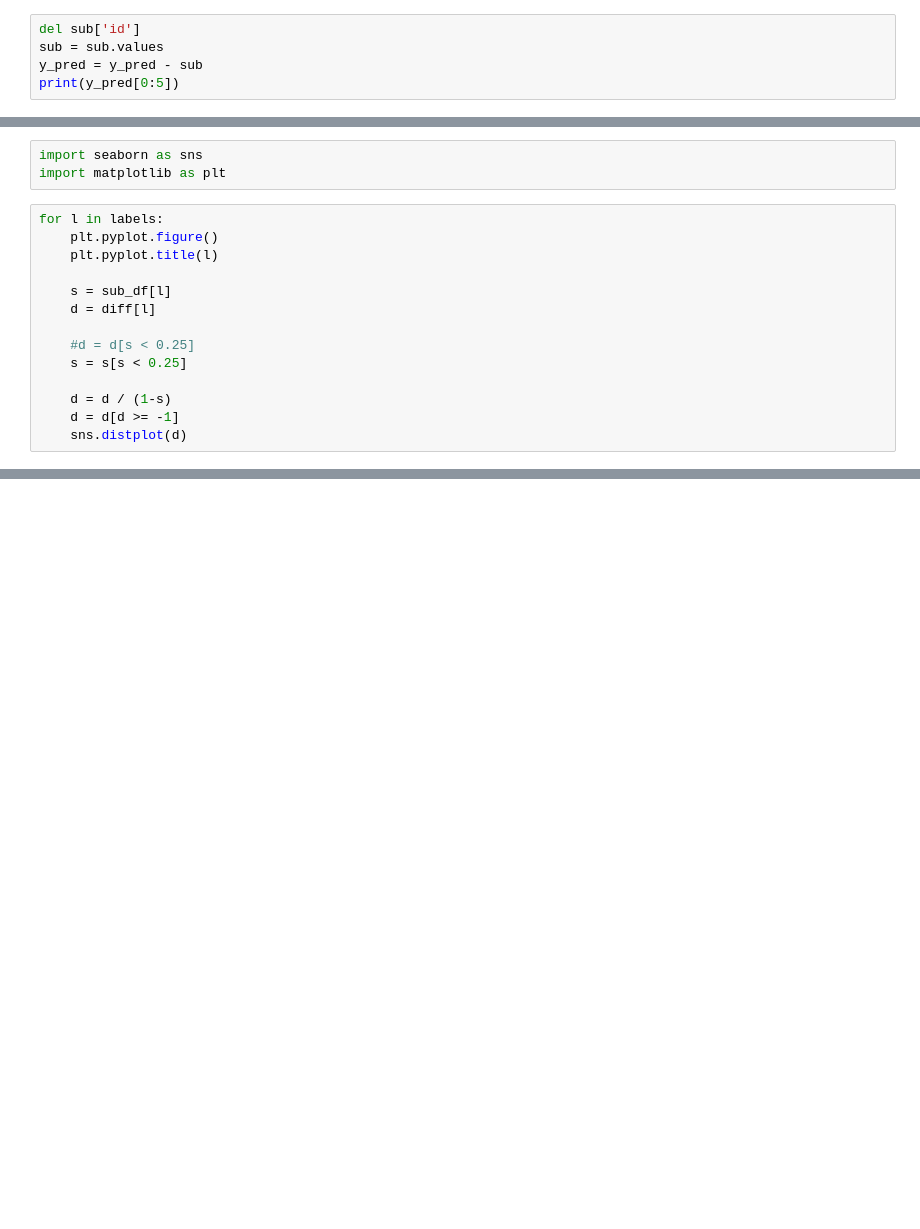
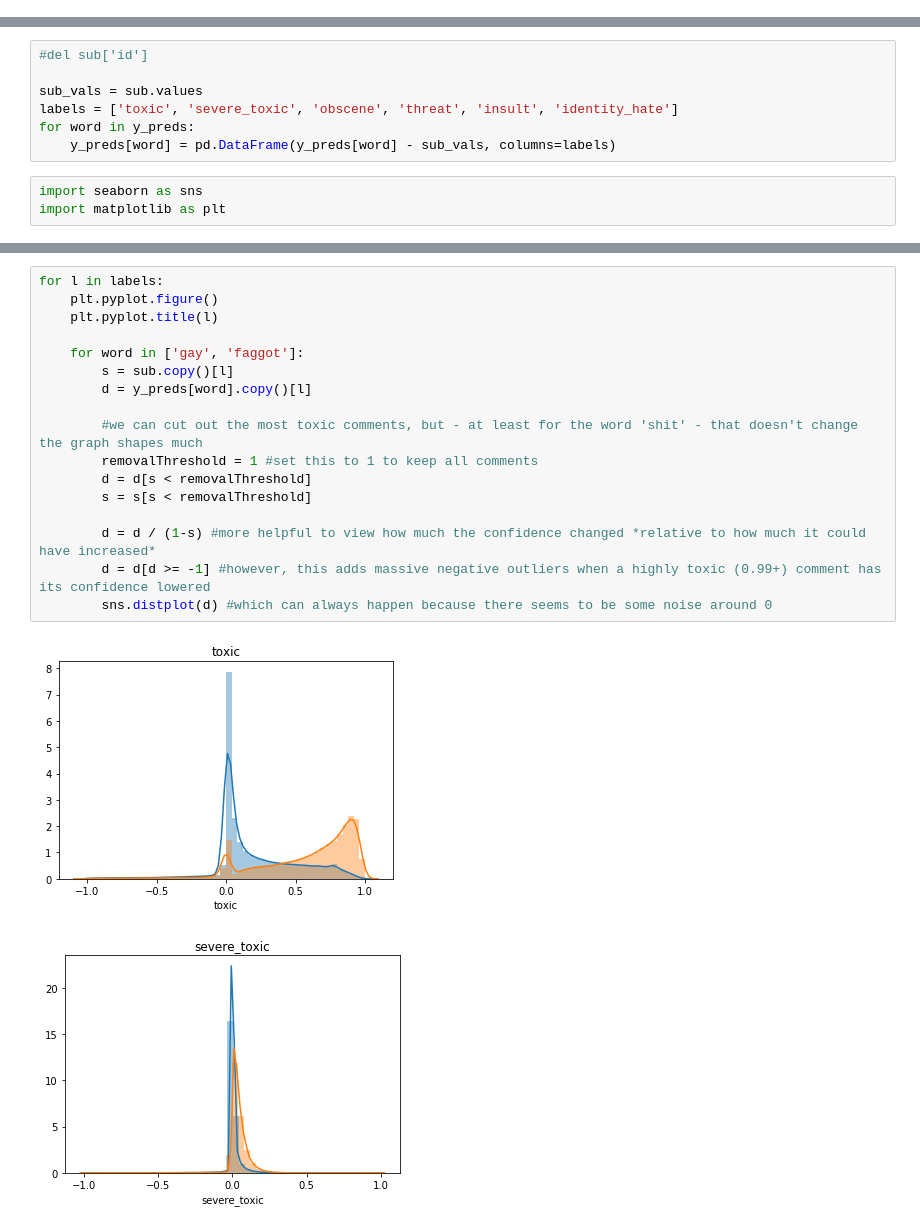
Before and after one commit to EHilly/toxic-additions, a Jupyter notebook: toxic_additions.ipynb, the cells around one changed output, grey strips where cells are left out. Cells and saved outputs as stored; diff of their text form; blank space fills up the shorter version.

```diff
--- a/toxic_additions.ipynb
+++ b/toxic_additions.ipynb
@@ -28,5 +39,0 @@ with graph.as_default():
-# %%
-del sub['id']
-sub = sub.values
-y_pred = y_pred - sub
-print(y_pred[0:5])
@@ -48,17 +40,10 @@ diff = pd.DataFrame(y_pred, columns=labels)
+# %%
+#del sub['id']
+
+sub_vals = sub.values
+labels = ['toxic', 'severe_toxic', 'obscene', 'threat', 'insult', 'identity_hate']
+for word in y_preds:
+    y_preds[word] = pd.DataFrame(y_preds[word] - sub_vals, columns=labels)
 # %%
 import seaborn as sns
 import matplotlib as plt
-# %%
-for l in labels:
-    plt.pyplot.figure()
-    plt.pyplot.title(l)
-
-    s = sub_df[l]
-    d = diff[l]
-
-    #d = d[s < 0.25]
-    s = s[s < 0.25]
-
-    d = d / (1-s)
-    d = d[d >= -1]
-    sns.distplot(d)
@@ -71,0 +50,20 @@ for l in labels:
+# %%
+for l in labels:
+    plt.pyplot.figure()
+    plt.pyplot.title(l)
+
+    for word in ['gay', 'faggot']:
+        s = sub.copy()[l]
+        d = y_preds[word].copy()[l]
+
+        #we can cut out the most toxic comments, but - at least for the word 'shit' - that doesn't change the graph shapes much
+        removalThreshold = 1 #set this to 1 to keep all comments
+        d = d[s < removalThreshold]
+        s = s[s < removalThreshold]
+
+        d = d / (1-s) #more helpful to view how much the confidence changed *relative to how much it could have increased*
+        d = d[d >= -1] #however, this adds massive negative outliers when a highly toxic (0.99+) comment has its confidence lowered
+        sns.distplot(d) #which can always happen because there seems to be some noise around 0
+# %% [output]
+[figure, added]
+[figure, added]
```
Also changed, not shown: parts of 7 cells of this notebook.
